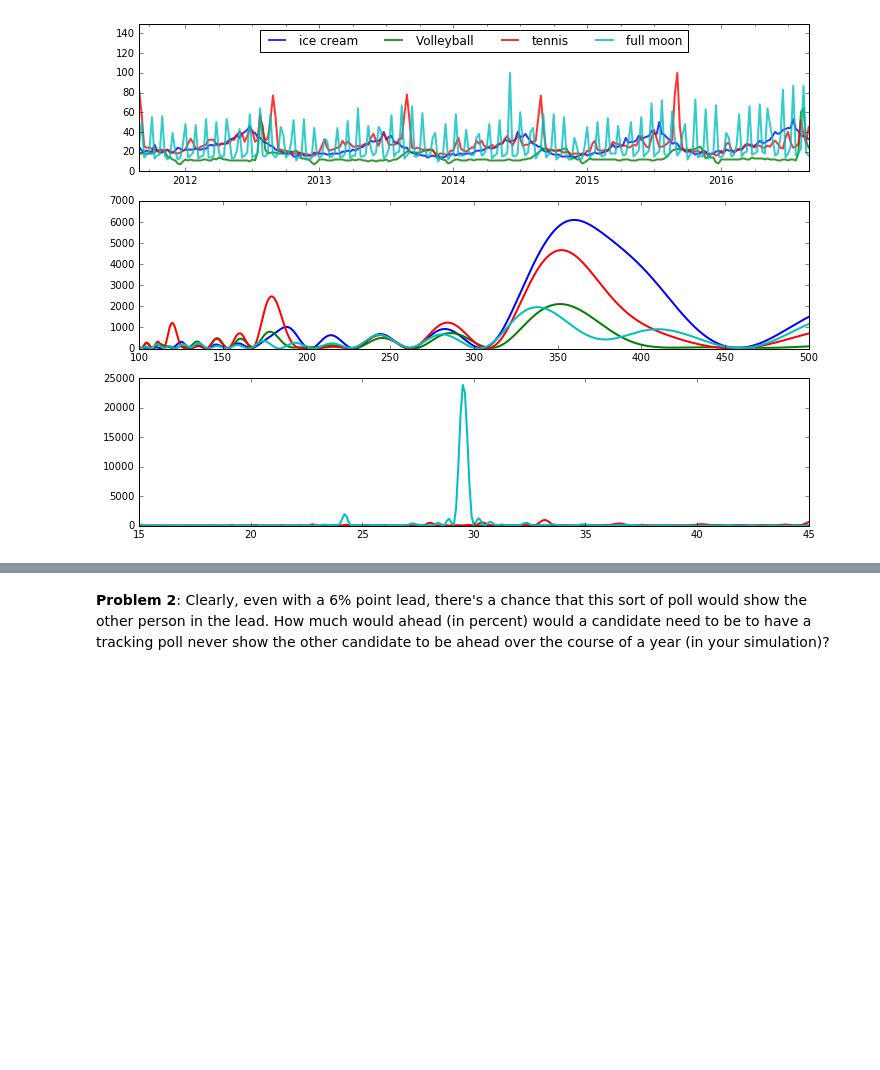
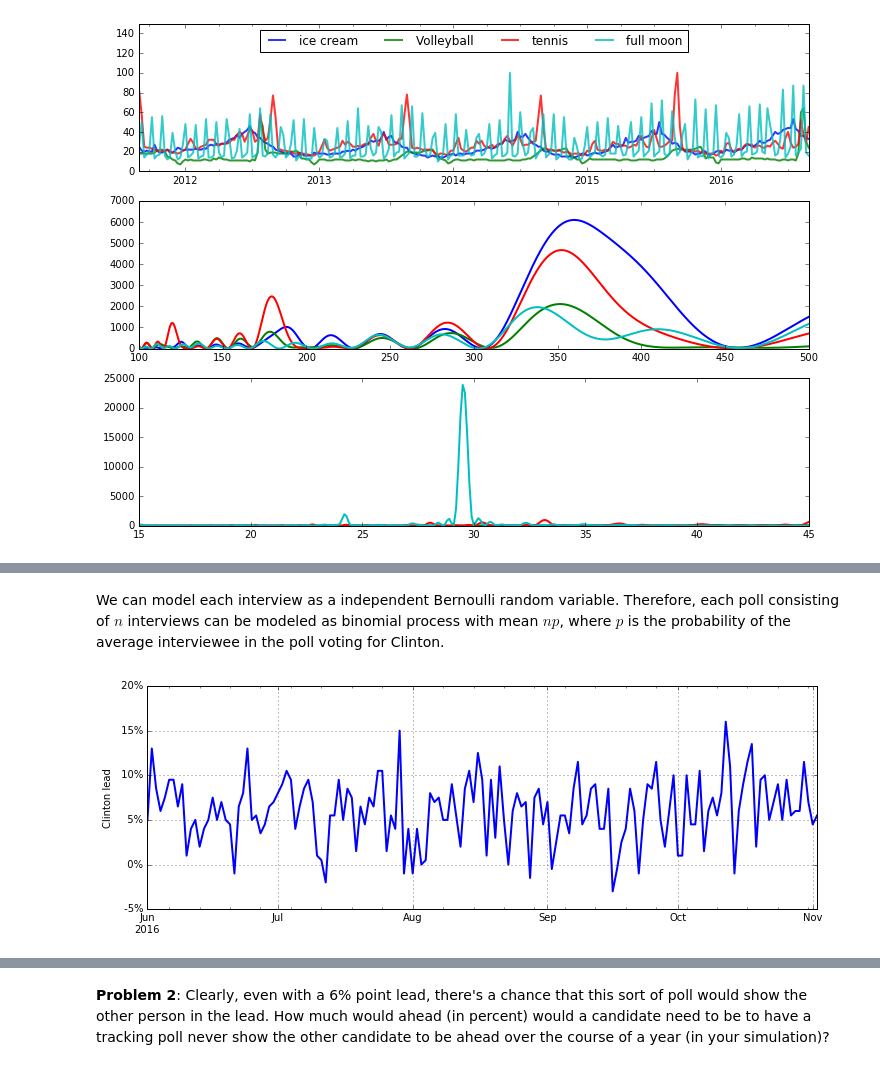
Before and after one commit to sam-dixon/ay250-homework, a Jupyter notebook: hw_1/hw_1_assignment.ipynb, the cells around one changed output, grey strips where cells are left out. Saved outputs shown, nothing was run; the diff lists cells and outputs as text; code cells hidden in the pictures; blank space fills up the shorter version.

```diff
--- a/hw_1/hw_1_assignment.ipynb
+++ b/hw_1/hw_1_assignment.ipynb
@@ -438,0 +442,17 @@ https://twitter.com/NateSilver538/status/769565612955824128
+# %% [markdown]
+We can model each interview as a independent Bernoulli random variable. Therefore, each poll consisting of $n$ interviews can be modeled as binomial process with mean $np$, where $p$ is the probability of the average interviewee in the poll voting for Clinton.
+# %%
+def daily_poll(lead=0.06, n=200, start='6/1/2016', end='11/2/2016'):
+    i = 0
+    p = 0.5+lead
+    dates = pd.date_range(start, end, f='D')
+    n_clinton = np.array([np.random.binomial(n, p) for d in dates])
+    clinton_lead = n_clinton/n-0.5
+    return pd.Series(clinton_lead, dates)
+
+plt.figure(figsize=(12,4))
+ax = daily_poll().plot(grid=True, linewidth=2)
+ax.set_yticklabels(['{:3.0f}%'.format(x*100) for x in ax.get_yticks()])
+plt.ylabel('Clinton lead');
+# %% [output]
+[figure, added]
```
Also changed, not shown: parts of 4 cells of this notebook.
